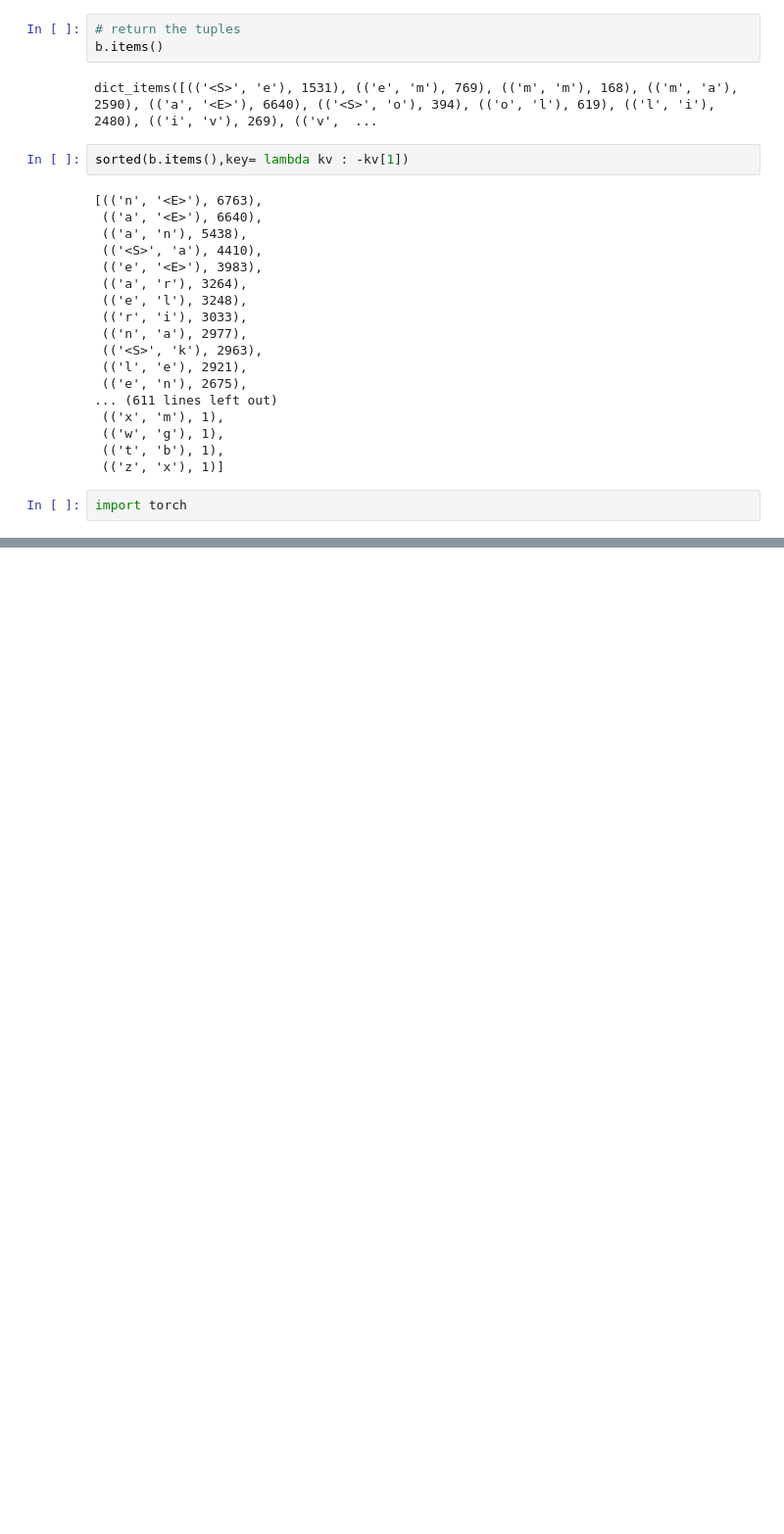
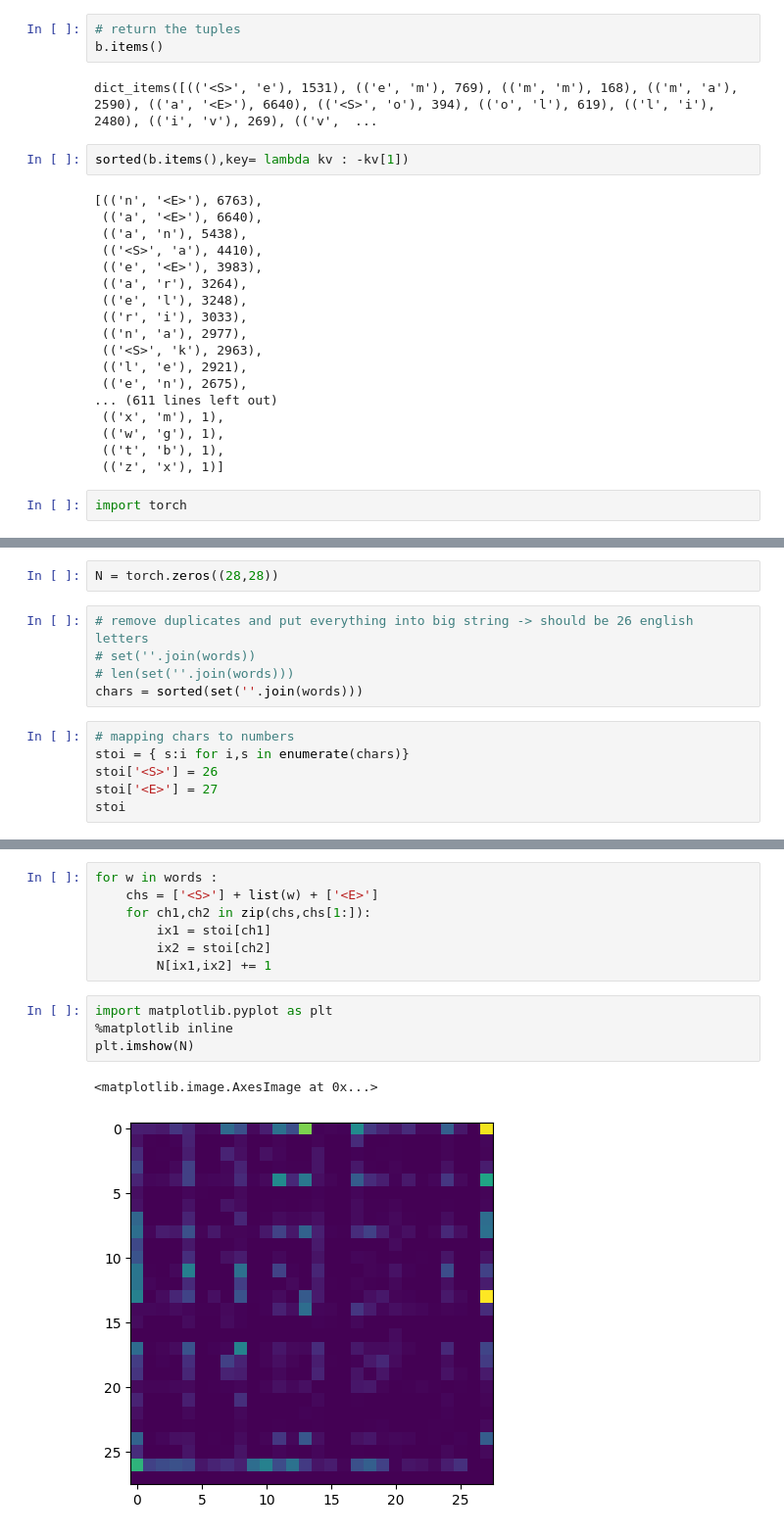
Before and after one commit to Amr-Abdellatif/Autoregressive-character-level-language-model---Makemore, a Jupyter notebook: walkthrough.ipynb, the cells around one changed output, grey strips where cells are left out. Shown at 98% size. Saved outputs shown, nothing was run; the diff lists cells and outputs as text; blank space fills up the shorter version.

```diff
--- a/walkthrough.ipynb
+++ b/walkthrough.ipynb
@@ -141,0 +163,13 @@ import torch
+# %%
+N = torch.zeros((28,28))
+# %%
+# remove duplicates and put everything into big string -> should be 26 english letters
+# set(''.join(words))
+# len(set(''.join(words)))
+chars = sorted(set(''.join(words)))
+# %%
+# mapping chars to numbers
+stoi = { s:i for i,s in enumerate(chars)}
+stoi['<S>'] = 26
+stoi['<E>'] = 27
+stoi
@@ -141,0 +194,14 @@ import torch
+# %%
+for w in words :
+    chs = ['<S>'] + list(w) + ['<E>']
+    for ch1,ch2 in zip(chs,chs[1:]):
+        ix1 = stoi[ch1]
+        ix2 = stoi[ch2]
+        N[ix1,ix2] += 1
+# %%
+import matplotlib.pyplot as plt
+%matplotlib inline
+plt.imshow(N)
+# %% [output]
+<matplotlib.image.AxesImage at 0x...>
+[figure, added]
```
Also changed, not shown: parts of 6 cells of this notebook.
